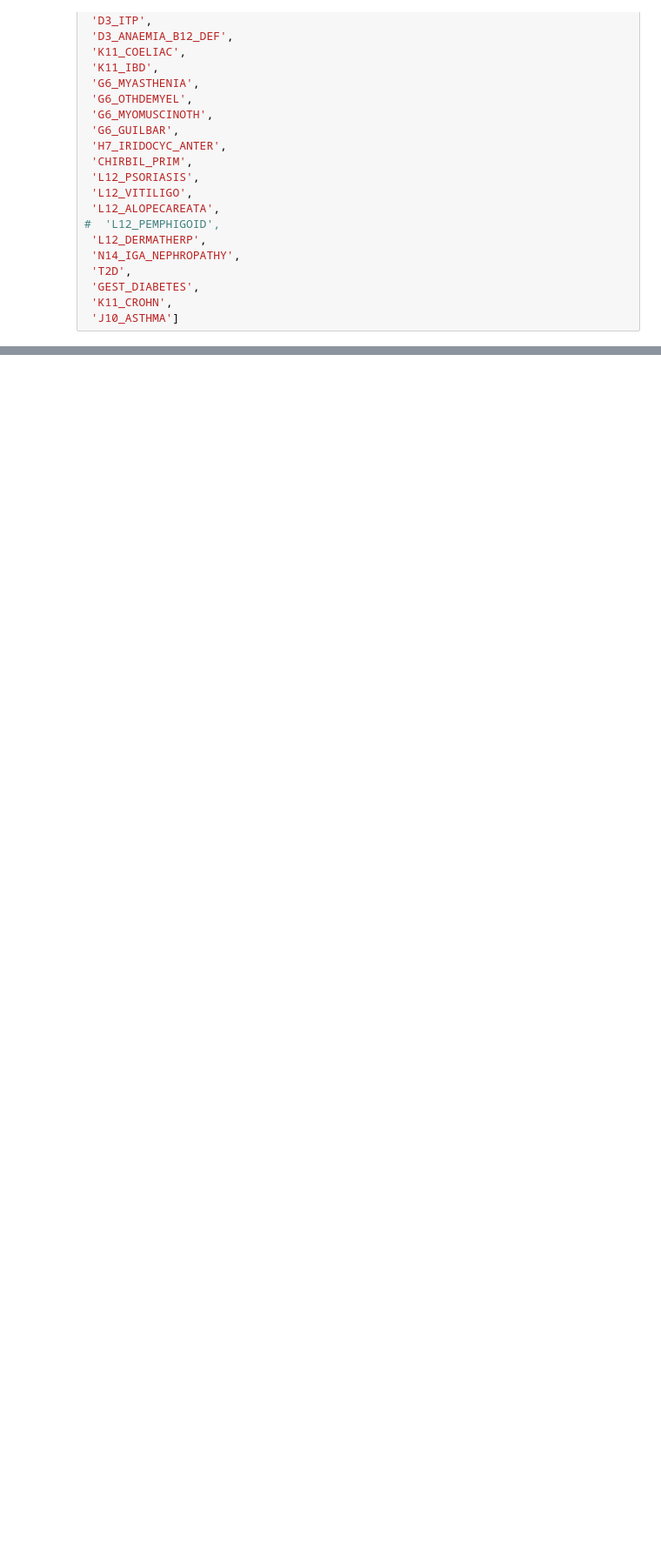
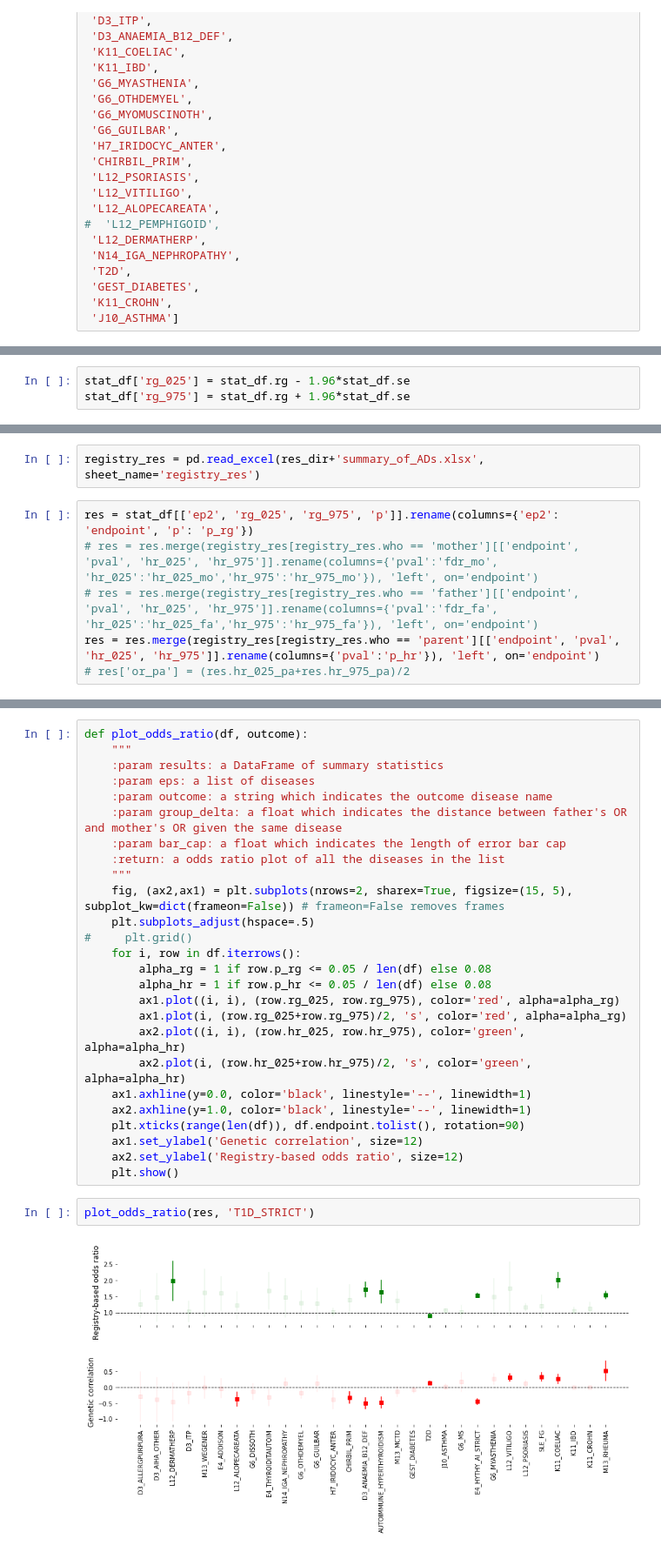
Before and after one commit to dsgelab/familial_tractories, a Jupyter notebook: ldsc.ipynb, the cells around one changed output, grey strips where cells are left out. Shown at 87% size. Saved outputs shown, nothing was run; the diff lists cells and outputs as text; blank space fills up the shorter version.

Commit message:
ldsc analysis and result visualization

```diff
--- a/ldsc.ipynb
+++ b/ldsc.ipynb
@@ -231,0 +297,3 @@ pd.read_csv(data_dir+'/autoimmune_gwas_sumstats/GCST90014023_buildGRCh38.tsv', n
+# %%
+stat_df['rg_025'] = stat_df.rg - 1.96*stat_df.se
+stat_df['rg_975'] = stat_df.rg + 1.96*stat_df.se
@@ -231,0 +302,8 @@ pd.read_csv(data_dir+'/autoimmune_gwas_sumstats/GCST90014023_buildGRCh38.tsv', n
+# %%
+registry_res = pd.read_excel(res_dir+'summary_of_ADs.xlsx', sheet_name='registry_res')
+# %%
+res = stat_df[['ep2', 'rg_025', 'rg_975', 'p']].rename(columns={'ep2': 'endpoint', 'p': 'p_rg'})
+# res = res.merge(registry_res[registry_res.who == 'mother'][['endpoint', 'pval', 'hr_025', 'hr_975']].rename(columns={'pval':'fdr_mo', 'hr_025':'hr_025_mo','hr_975':'hr_975_mo'}), 'left', on='endpoint')
+# res = res.merge(registry_res[registry_res.who == 'father'][['endpoint', 'pval', 'hr_025', 'hr_975']].rename(columns={'pval':'fdr_fa', 'hr_025':'hr_025_fa','hr_975':'hr_975_fa'}), 'left', on='endpoint')
+res = res.merge(registry_res[registry_res.who == 'parent'][['endpoint', 'pval', 'hr_025', 'hr_975']].rename(columns={'pval':'p_hr'}), 'left', on='endpoint')
+# res['or_pa'] = (res.hr_025_pa+res.hr_975_pa)/2
@@ -231,0 +312,30 @@ pd.read_csv(data_dir+'/autoimmune_gwas_sumstats/GCST90014023_buildGRCh38.tsv', n
+# %%
+def plot_odds_ratio(df, outcome):
+    """
+    :param results: a DataFrame of summary statistics
+    :param eps: a list of diseases
+    :param outcome: a string which indicates the outcome disease name
+    :param group_delta: a float which indicates the distance between father's OR and mother's OR given the same disease
+    :param bar_cap: a float which indicates the length of error bar cap
+    :return: a odds ratio plot of all the diseases in the list
+    """
+    fig, (ax2,ax1) = plt.subplots(nrows=2, sharex=True, figsize=(15, 5), subplot_kw=dict(frameon=False)) # frameon=False removes frames
+    plt.subplots_adjust(hspace=.5)
+#     plt.grid()
+    for i, row in df.iterrows():
+        alpha_rg = 1 if row.p_rg <= 0.05 / len(df) else 0.08
+        alpha_hr = 1 if row.p_hr <= 0.05 / len(df) else 0.08
+        ax1.plot((i, i), (row.rg_025, row.rg_975), color='red', alpha=alpha_rg)
+        ax1.plot(i, (row.rg_025+row.rg_975)/2, 's', color='red', alpha=alpha_rg)
+        ax2.plot((i, i), (row.hr_025, row.hr_975), color='green', alpha=alpha_hr)
+        ax2.plot(i, (row.hr_025+row.hr_975)/2, 's', color='green', alpha=alpha_hr)
+    ax1.axhline(y=0.0, color='black', linestyle='--', linewidth=1)
+    ax2.axhline(y=1.0, color='black', linestyle='--', linewidth=1)
+    plt.xticks(range(len(df)), df.endpoint.tolist(), rotation=90)
+    ax1.set_ylabel('Genetic correlation', size=12)
+    ax2.set_ylabel('Registry-based odds ratio', size=12)
+    plt.show()
+# %%
+plot_odds_ratio(res, 'T1D_STRICT')
+# %% [output]
+[figure, added]
```
Also changed, not shown: parts of 34 cells of this notebook, 1 other file.
